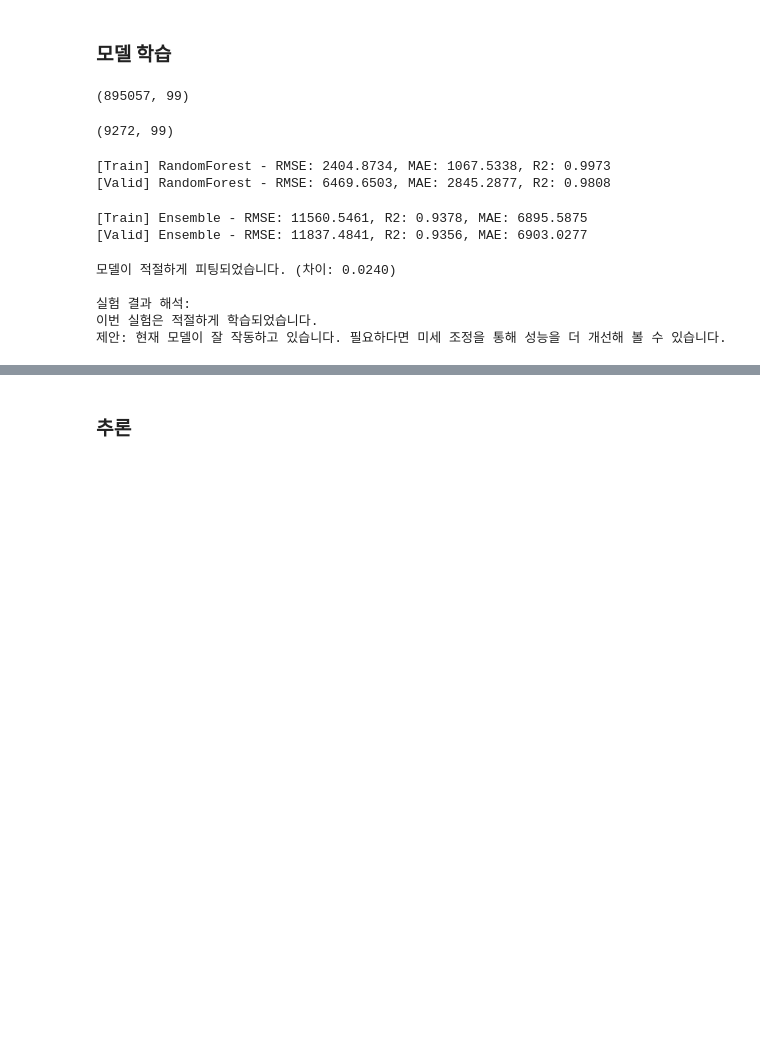
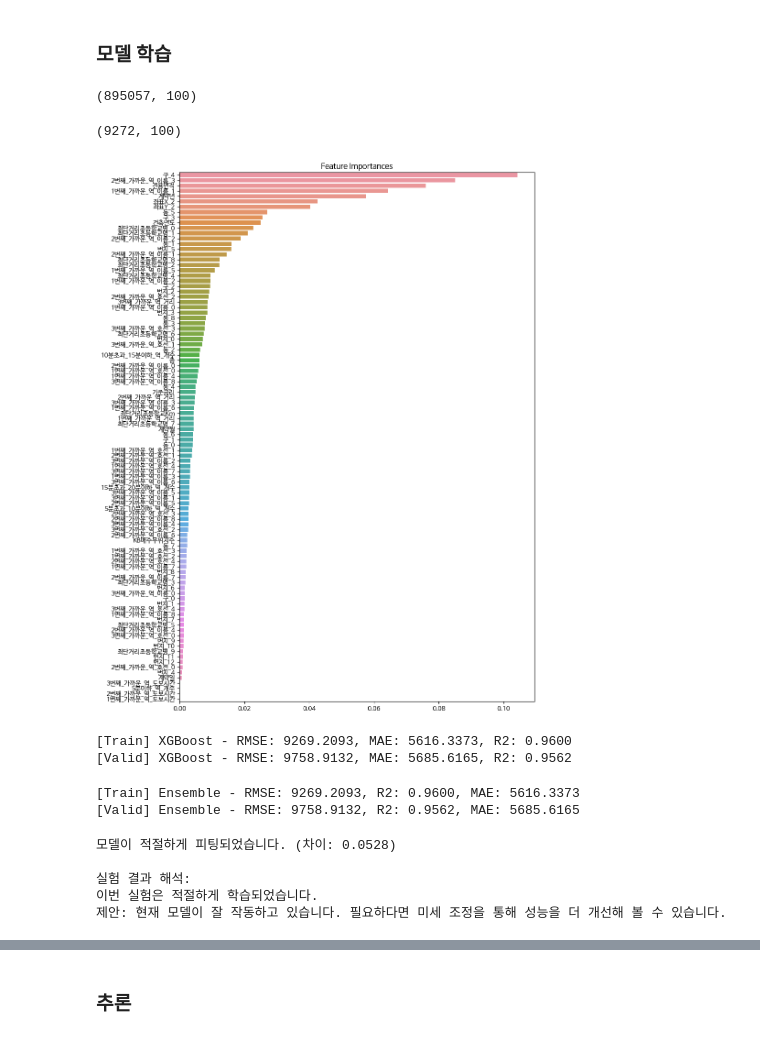
Before and after one commit to UpstageAILab3/upstage-ml-regression-ml5-pub, a Jupyter notebook: Model.ipynb, the cells around one changed output, grey strips where cells are left out. Drawn from its saved outputs; the diff is of its cells as text; code cells hidden in the pictures; blank space fills up the shorter version.

Commit message:
[feat] 기준금리 추가.

```diff
--- a/Model.ipynb
+++ b/Model.ipynb
@@ -195,0 +197,9 @@ df_concat
+# %%
+df_trainset_0718_3 = pd.read_csv('../trainset_0718_3.csv')
+
+dfInterest = df_trainset_0718_3[['계약년월', '기준금리']]
+dfInterest.drop_duplicates(inplace=True)
+dfInterest.reset_index(drop=True, inplace=True)
+
+del df_trainset_0718_3
+dfInterest
@@ -195,0 +220,3 @@ df_concat
+# %%
+df_concat = pd.merge(df_concat, dfInterest, on='계약년월', how='left')
+df_concat
@@ -437,8 +478,8 @@ X_train, X_valid, y_train, y_valid = train_test_split(df_train, df_train_target,
 display(X_train.shape)
 display(df_test.shape)
 # %% [output]
-(895057, 99)
+(895057, 100)
-(9272, 99)
+(9272, 100)
 # %%
 # 개별 모델 정의
 # LinearRegression 은 성능이 너무 낮아서 제외함
@@ -461,6 +502,26 @@ for name, model in models.items():
 
 if 'LinearRegression' in pred_train: pred_train['LinearRegression'] = pred_train['LinearRegression'].flatten()
 if 'LinearRegression' in pred_valid: pred_valid['LinearRegression'] = pred_valid['LinearRegression'].flatten()
+# %%
+if 'RandomForest' in models:
+    importances = pd.Series(models['RandomForest'].feature_importances_, index=list(X_train.columns))
+    importances = importances.sort_values(ascending=False)
+
+    plt.figure(figsize=(10,15))
+    plt.title("Feature Importances")
+    sns.barplot(x=importances, y=importances.index)
+    plt.show()
+# %%
+if 'XGBoost' in models:
+    importances = pd.Series(models['XGBoost'].feature_importances_, index=list(X_train.columns))
+    importances = importances.sort_values(ascending=False)
+
+    plt.figure(figsize=(10,15))
+    plt.title("Feature Importances")
+    sns.barplot(x=importances, y=importances.index)
+    plt.show()
+# %% [output]
+[figure, added]
 # %%
 # 가중치 기반 앙상블 (선택사항)
 # 각 모델의 성능에 따라 가중치를 조정할 수 있습니다
@@ -493,8 +554,8 @@ for name, pred in pred_valid.items():
     r2 = r2_score(y_valid, pred)
     print(f"[Valid] {name} - RMSE: {np.sqrt(mse):.4f}, MAE: {mae:.4f}, R2: {r2:.4f}")
 # %% [output]
-[Train] RandomForest - RMSE: 2404.8734, MAE: 1067.5338, R2: 0.9973
-[Valid] RandomForest - RMSE: 6469.6503, MAE: 2845.2877, R2: 0.9808
+[Train] XGBoost - RMSE: 9269.2093, MAE: 5616.3373, R2: 0.9600
+[Valid] XGBoost - RMSE: 9758.9132, MAE: 5685.6165, R2: 0.9562
 # %%
 # 앙상블 모델 성능 평가
 ensemble_mse_train = mean_squared_error(y_train, ensemble_pred_train)
@@ -507,8 +568,8 @@ ensemble_mae_valid = mean_absolute_error(y_valid, ensemble_pred_valid)
 ensemble_r2_valid = r2_score(y_valid, ensemble_pred_valid)
 print(f"[Valid] Ensemble - RMSE: {np.sqrt(ensemble_mse_valid):.4f}, R2: {ensemble_r2_valid:.4f}, MAE: {ensemble_mae_valid:.4f}")
 # %% [output]
-[Train] Ensemble - RMSE: 11560.5461, R2: 0.9378, MAE: 6895.5875
-[Valid] Ensemble - RMSE: 11837.4841, R2: 0.9356, MAE: 6903.0277
+[Train] Ensemble - RMSE: 9269.2093, R2: 0.9600, MAE: 5616.3373
+[Valid] Ensemble - RMSE: 9758.9132, R2: 0.9562, MAE: 5685.6165
 # %%
 def evaluate_model_fit(train_rmse, val_rmse, threshold=0.1):
     """
@@ -544,7 +605,7 @@ else:
     print("이번 실험은 적절하게 학습되었습니다.")
     print("제안: 현재 모델이 잘 작동하고 있습니다. 필요하다면 미세 조정을 통해 성능을 더 개선해 볼 수 있습니다.")
 # %% [output]
-모델이 적절하게 피팅되었습니다. (차이: 0.0240)
+모델이 적절하게 피팅되었습니다. (차이: 0.0528)
 
 실험 결과 해석:
 이번 실험은 적절하게 학습되었습니다.
```
Also changed, not shown: parts of 14 cells of this notebook.
